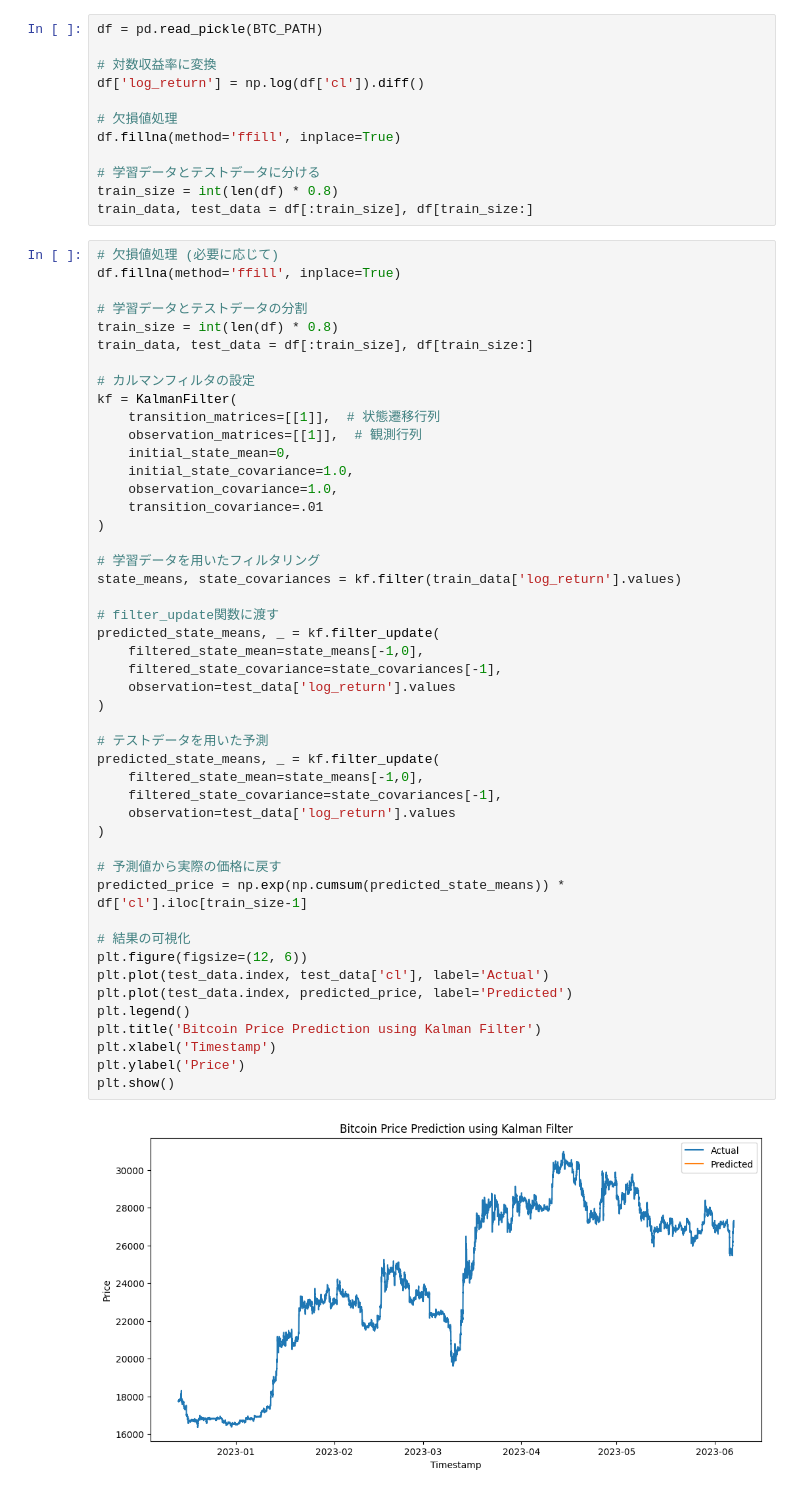
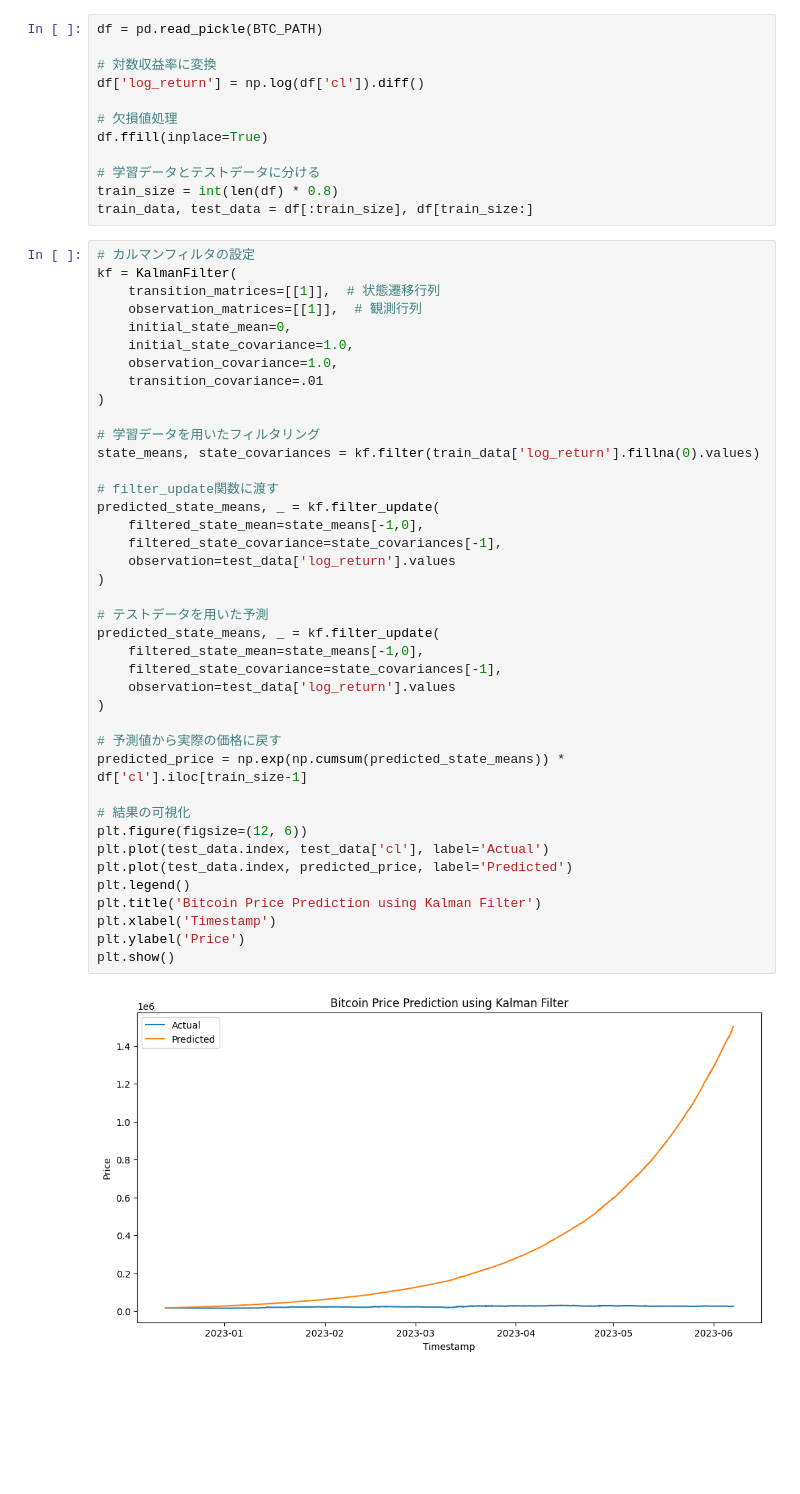
Before and after one commit to MizusakoSadanobu/kalman_filter_trade, a Jupyter notebook: main.ipynb, the cells around one changed output. Drawn from its saved outputs; the diff is of its cells as text; blank space fills up the shorter version.

```diff
--- a/main.ipynb
+++ b/main.ipynb
@@ -17,19 +14,12 @@ df = pd.read_pickle(BTC_PATH)
 df['log_return'] = np.log(df['cl']).diff()
 
 # 欠損値処理
-df.fillna(method='ffill', inplace=True)
+df.ffill(inplace=True)
 
 # 学習データとテストデータに分ける
 train_size = int(len(df) * 0.8)
 train_data, test_data = df[:train_size], df[train_size:]
 # %%
-# 欠損値処理 (必要に応じて)
-df.fillna(method='ffill', inplace=True)
-
-# 学習データとテストデータの分割
-train_size = int(len(df) * 0.8)
-train_data, test_data = df[:train_size], df[train_size:]
-
 # カルマンフィルタの設定
 kf = KalmanFilter(
     transition_matrices=[[1]],  # 状態遷移行列
@@ -41,33 +31,33 @@ kf = KalmanFilter(
 )
 
 # 学習データを用いたフィルタリング
-state_means, state_covariances = kf.filter(train_data['log_return'].values)
+state_means, state_covariances = kf.filter(train_data['log_return'].fillna(0).values)
 
 # filter_update関数に渡す
 predicted_state_means, _ = kf.filter_update(
     filtered_state_mean=state_means[-1,0],
     filtered_state_covariance=state_covariances[-1],
     observation=test_data['log_return'].values
 )
 
 # テストデータを用いた予測
 predicted_state_means, _ = kf.filter_update(
     filtered_state_mean=state_means[-1,0],
     filtered_state_covariance=state_covariances[-1],
     observation=test_data['log_return'].values
 )
 
 # 予測値から実際の価格に戻す
 predicted_price = np.exp(np.cumsum(predicted_state_means)) * df['cl'].iloc[train_size-1]
 
 # 結果の可視化
 plt.figure(figsize=(12, 6))
 plt.plot(test_data.index, test_data['cl'], label='Actual')
 plt.plot(test_data.index, predicted_price, label='Predicted')
 plt.legend()
 plt.title('Bitcoin Price Prediction using Kalman Filter')
 plt.xlabel('Timestamp')
 plt.ylabel('Price')
 plt.show()
 # %% [output]
-[figure, old version]
+[figure, new version]
```
Also changed, not shown: parts of 3 cells of this notebook.
